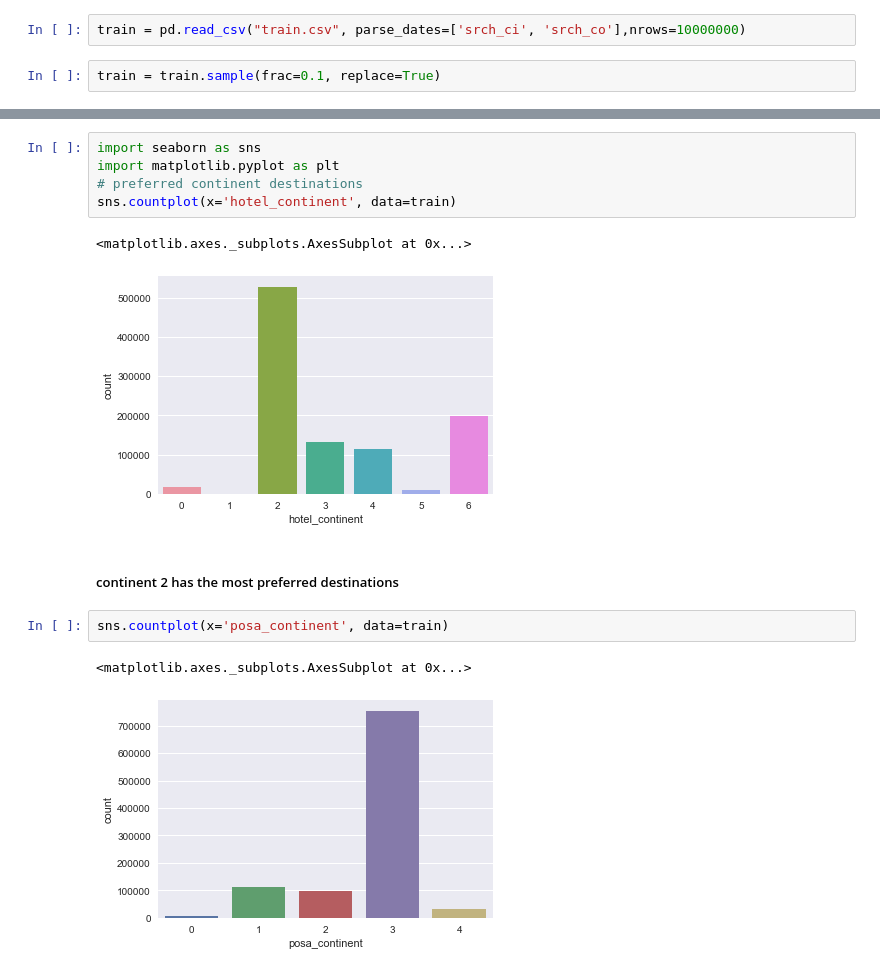
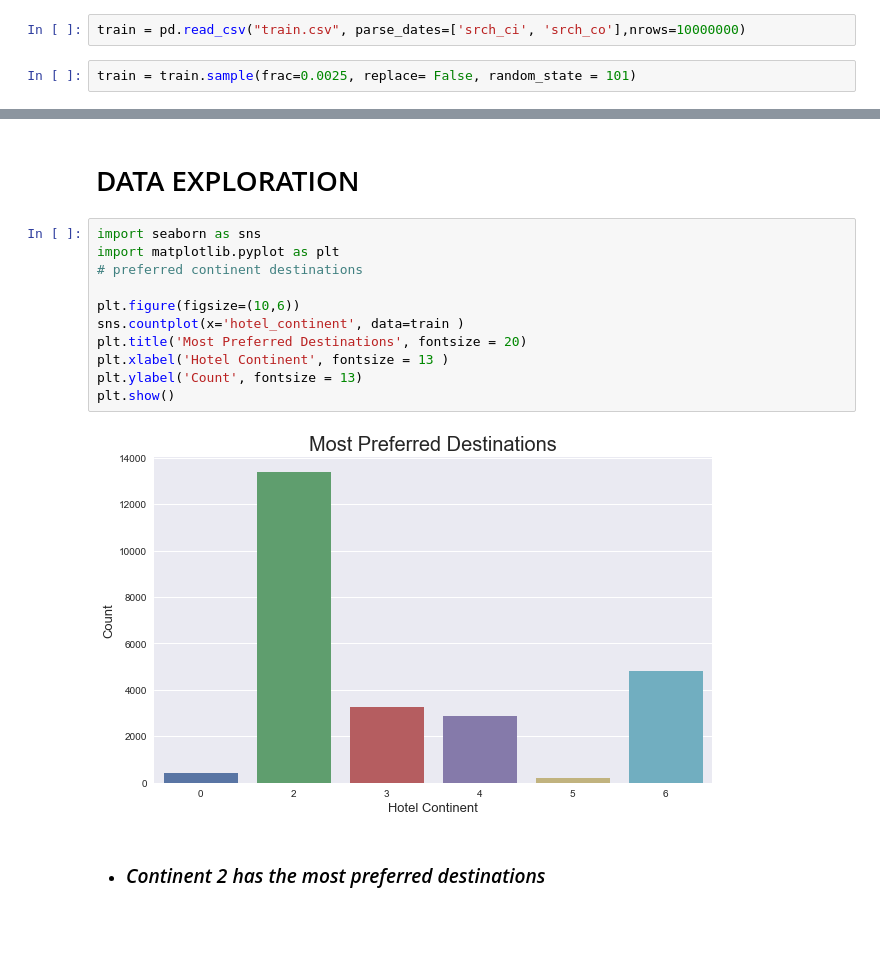
Before and after one commit to vamsikrishna6891/Vamsi_Teegavarapu_GA, a Jupyter notebook: Final_project/Final/Final_project.ipynb, the cells around one changed output, grey strips where cells are left out. Drawn from its saved outputs; the diff is of its cells as text; blank space fills up the shorter version.

```diff
--- a/Final_project/Final/Final_project.ipynb
+++ b/Final_project/Final/Final_project.ipynb
@@ -6,4 +6,4 @@ import datetime as dt
 # %%
 train = pd.read_csv("train.csv", parse_dates=['srch_ci', 'srch_co'],nrows=10000000)
 # %%
-train = train.sample(frac=0.1, replace=True)
+train = train.sample(frac=0.0025, replace= False, random_state = 101)
@@ -50,15 +37,17 @@ d1-d149    |    latent description of search regions    |    double
+# %% [markdown]
+# DATA EXPLORATION
 # %%
 import seaborn as sns
 import matplotlib.pyplot as plt
 # preferred continent destinations
-sns.countplot(x='hotel_continent', data=train)
+
+plt.figure(figsize=(10,6))
+sns.countplot(x='hotel_continent', data=train )
+plt.title('Most Preferred Destinations', fontsize = 20)
+plt.xlabel('Hotel Continent', fontsize = 13 )
+plt.ylabel('Count', fontsize = 13)
+plt.show()
 # %% [output]
-<matplotlib.axes._subplots.AxesSubplot at 0x...>
-[figure, old version]
+[figure, new version]
 # %% [markdown]
-##### continent 2 has the most preferred destinations
+* ### _Continent 2 has the most preferred destinations_
-# %%
-sns.countplot(x='posa_continent', data=train)
-# %% [output]
-<matplotlib.axes._subplots.AxesSubplot at 0x...>
-[figure, removed]
```
Also changed, not shown: parts of 65 cells of this notebook.
